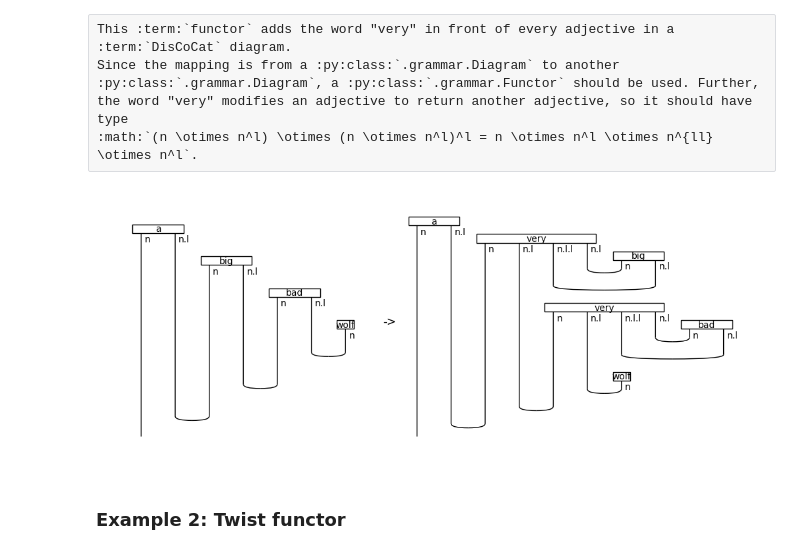
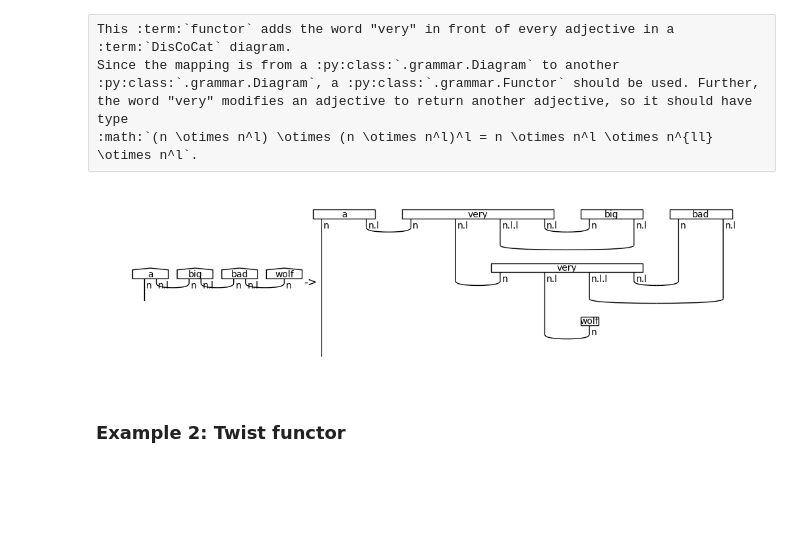
Before and after one commit to blakewilsonquantinuum/lambeq-public, a Jupyter notebook: docs/tutorials/discocat.ipynb, the cells around one changed output. Saved outputs shown, nothing was run; the diff lists cells and outputs as text; code cells hidden in the pictures; blank space fills up the shorter version.

```diff
--- a/docs/tutorials/discocat.ipynb
+++ b/docs/tutorials/discocat.ipynb
@@ -102,35 +102,35 @@ parser = BobcatParser(verbose='suppress')
 from lambeq.backend.drawing import draw_equation
 from lambeq.backend.grammar import Diagram, grammar, Functor
 
 # determiners have the same type as adjectives
 # but we shouldn't add 'very' behind them
 determiners = ['a', 'the', 'my', 'his', 'her', 'their']
 
 # type for an adjective
 adj = n @ n.l
 very = Word('very', adj @ adj.l)
 cups = Diagram.cups(adj.l, adj)
 
 def very_ob(_, ty):
     return ty
 
 def very_ar(_, box):
     if box != very:
         if box.name not in determiners:
             if box.cod == adj:
                 return very @ box >> Id(adj) @ cups
     return box
 
 very_functor = Functor(grammar,
                        ob=very_ob,
                        ar=very_ar,)
 
 diagram = parser.sentence2diagram('a big bad wolf')
 new_diagram = very_functor(diagram)
 
-draw_equation(diagram, new_diagram, symbol='->', figsize=(10, 4), draw_as_pregroup=False)
+draw_equation(diagram, new_diagram, symbol='->', figsize=(10, 4))
 # %% [output]
-[figure, old version]
+[figure, new version]
 # %% [markdown]
 ### Example 2: Twist functor
 # %% [raw]
```
Also changed, not shown: parts of 9 cells of this notebook, 2 other files.
